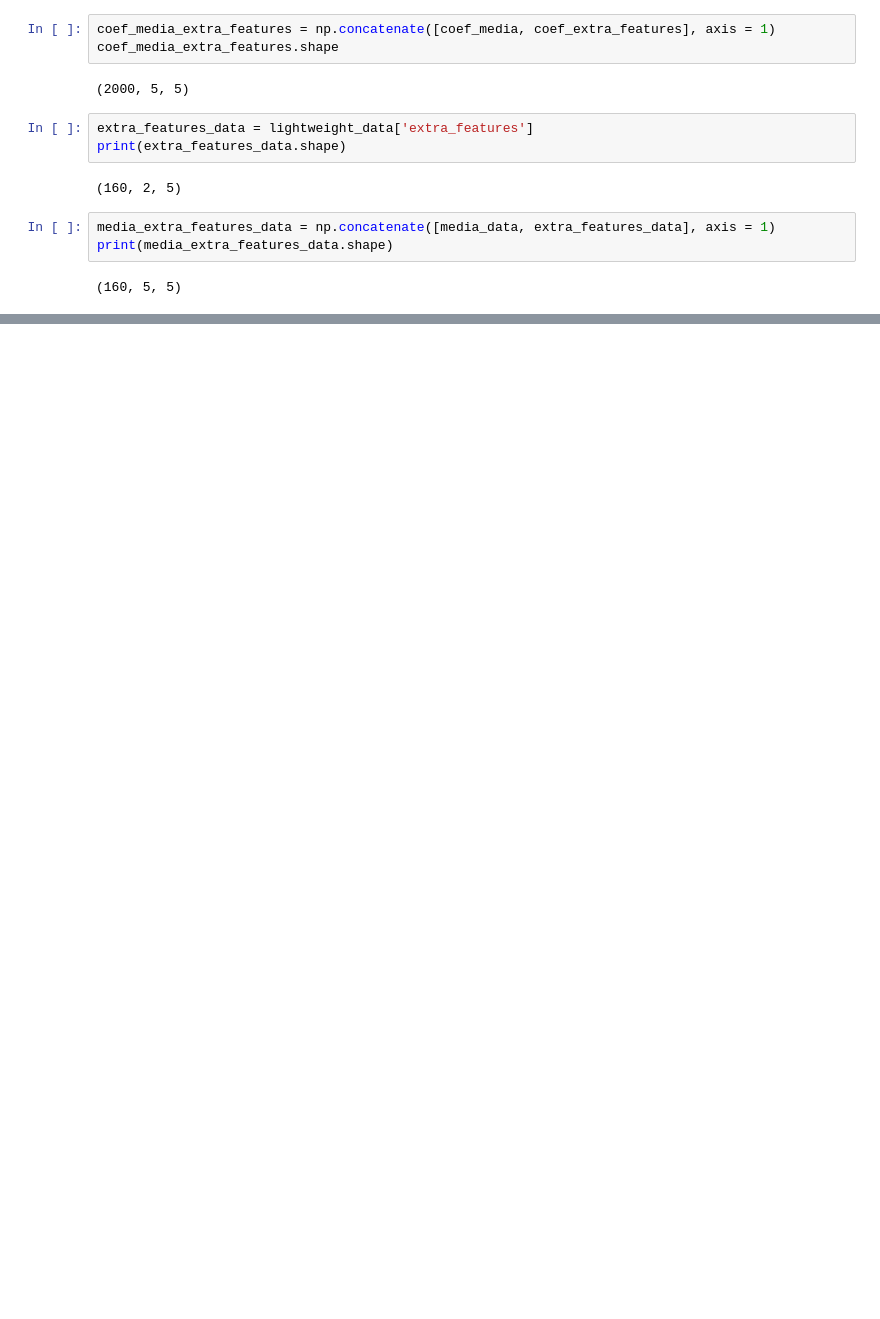
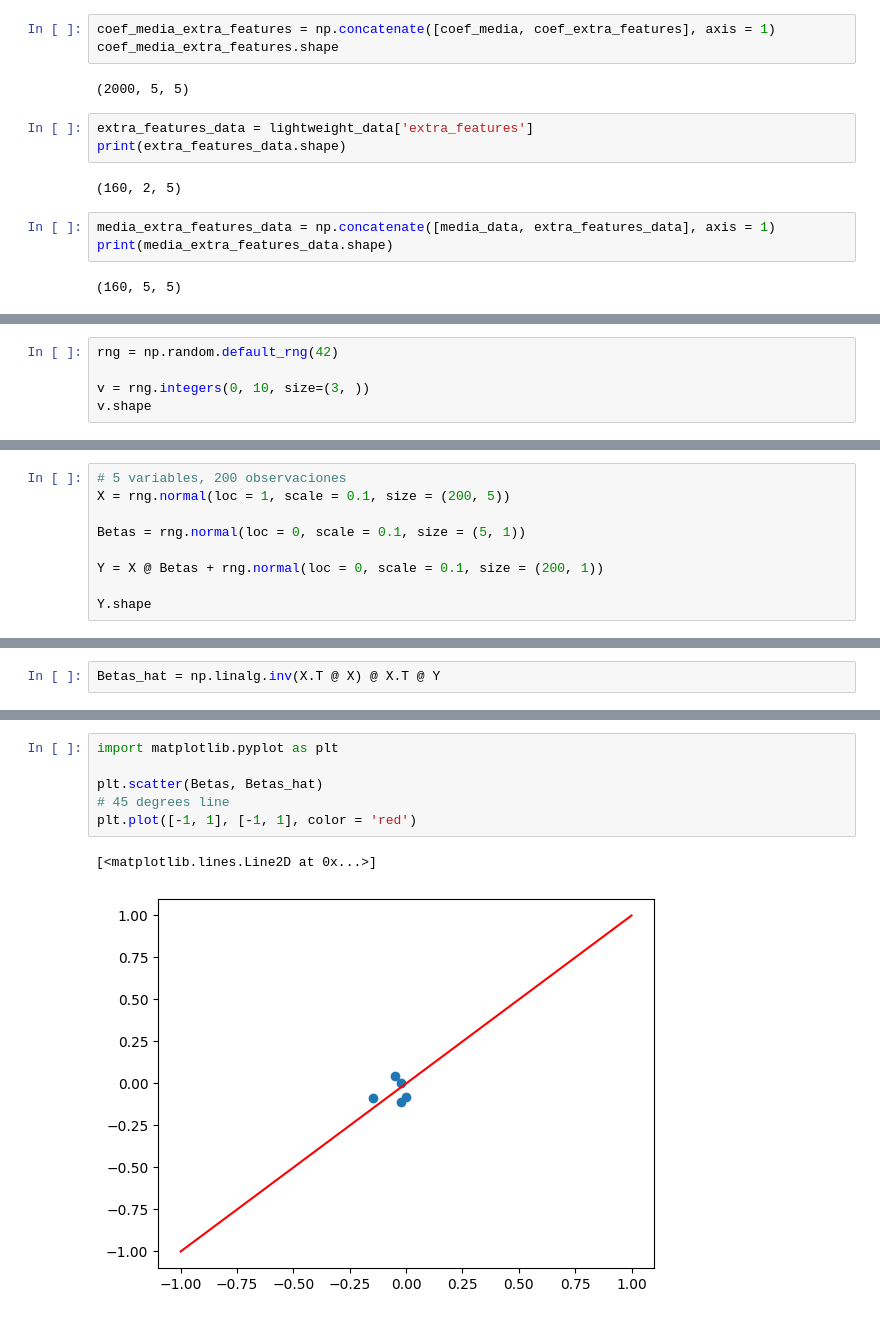
Before and after one commit to miguel-conde/explo_py, a Jupyter notebook: PYTHON/notebooks/TABLAS/explo_numpy.ipynb, the cells around one changed output, grey strips where cells are left out. Saved outputs shown, nothing was run; the diff lists cells and outputs as text; blank space fills up the shorter version.

```diff
--- a/PYTHON/notebooks/TABLAS/explo_numpy.ipynb
+++ b/PYTHON/notebooks/TABLAS/explo_numpy.ipynb
@@ -459,0 +655,5 @@ print(media_extra_features_data.shape)
+# %%
+rng = np.random.default_rng(42)
+
+v = rng.integers(0, 10, size=(3, ))
+v.shape
@@ -459,0 +709,9 @@ print(media_extra_features_data.shape)
+# %%
+# 5 variables, 200 observaciones
+X = rng.normal(loc = 1, scale = 0.1, size = (200, 5))
+
+Betas = rng.normal(loc = 0, scale = 0.1, size = (5, 1))
+
+Y = X @ Betas + rng.normal(loc = 0, scale = 0.1, size = (200, 1))
+
+Y.shape
@@ -459,0 +720,2 @@ print(media_extra_features_data.shape)
+# %%
+Betas_hat = np.linalg.inv(X.T @ X) @ X.T @ Y
@@ -459,0 +735,9 @@ print(media_extra_features_data.shape)
+# %%
+import matplotlib.pyplot as plt
+
+plt.scatter(Betas, Betas_hat)
+# 45 degrees line
+plt.plot([-1, 1], [-1, 1], color = 'red')
+# %% [output]
+[<matplotlib.lines.Line2D at 0x...>]
+[figure, added]
```
Also changed, not shown: parts of 38 cells of this notebook, 1 other file.
